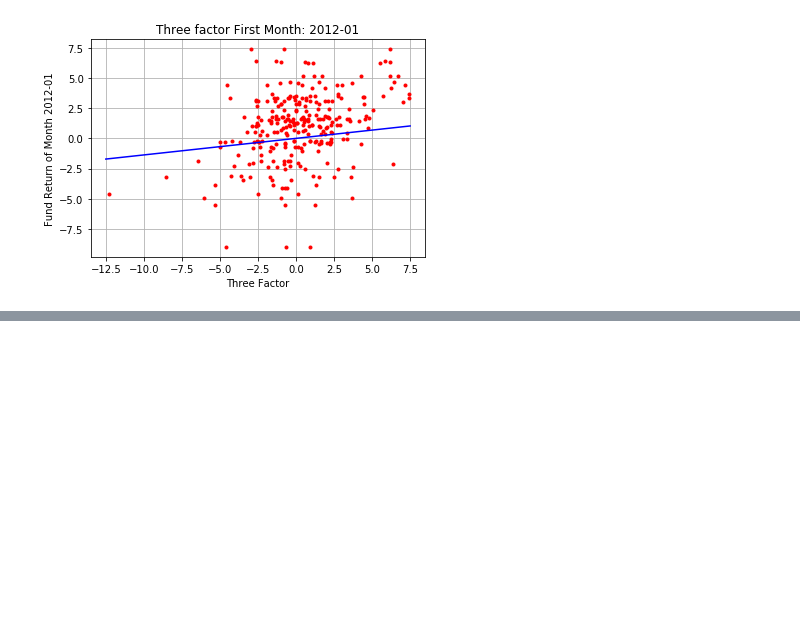
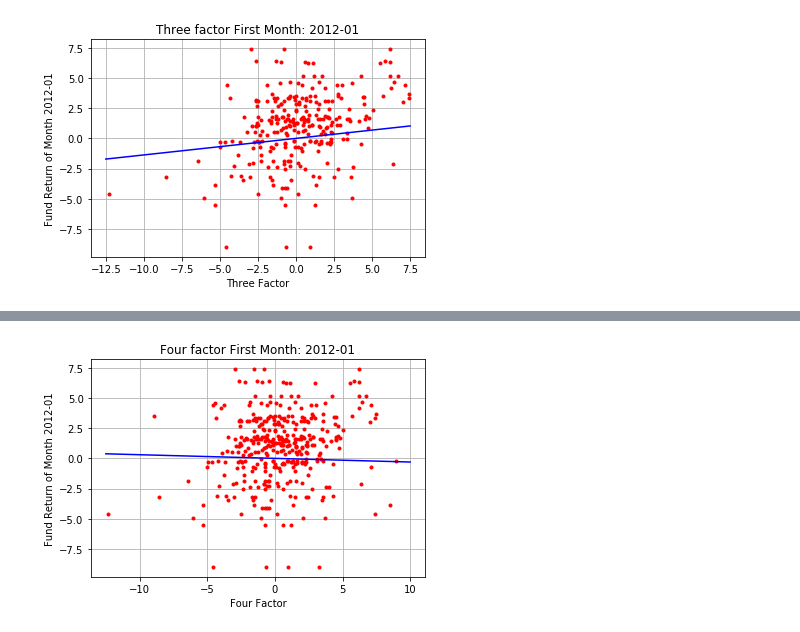
Before and after one commit to YuxuanSnow/BA_The-Impact-of-Portofolio, a Jupyter notebook: Regression1.ipynb, the cells around one changed output, grey strips where cells are left out. Cells and saved outputs as stored; diff of their text form; code cells hidden in the pictures; blank space fills up the shorter version.

```diff
--- a/Regression1.ipynb
+++ b/Regression1.ipynb
@@ -203,3 +221,48 @@ for i in range(0,3276):
     locals()['performance_three_factor'+str(i+1)] = []
     for j in range(0,92):
         locals()['performance_three_factor'+str(i+1)].append(locals()['predata_FundReturn_'+str(i+1)][j] - rf[j] - beta_value_three_factor[i][0]*lambda_value_three_factor[j][0] - beta_value_three_factor[i][1]*lambda_value_three_factor[j][1] - beta_value_three_factor[i][2]*lambda_value_three_factor[j][2])
+# %%
+#multiple variable regression on beta, mom inkulsiv
+four_factor = []
+beta_value_four_factor = []
+
+for i in range(0,92):
+    four_son = []
+    four_son.append(mkt_rf[i])
+    four_son.append(smb[i])
+    four_son.append(hml[i])
+    four_son.append(mom[i])
+    four_factor.append(four_son)
+
+#example for how to do the multivariate regression on beta
+
+f_it, r_it = remove_nan(four_factor, predata_FundReturn_1)
+
+reg = linear_model.LinearRegression()
+reg.fit(f_it, r_it)
+polynom5 = reg.coef_
+
+x5 = np.linspace(-12.5, 10, 92)
+y5 = [polynom5[0]*ix + polynom5[1]*ix + polynom5[2]*ix + polynom5[3]*ix for ix in x5]
+plt.cla()
+plt.plot(mkt_rf, predata_FundReturn_1, ".r")
+plt.plot(smb, predata_FundReturn_1, ".r")
+plt.plot(hml, predata_FundReturn_1, ".r")
+plt.plot(mom, predata_FundReturn_1, ".r")
+plt.plot(x5, y5, "-b")
+plt.grid(True)
+plt.title("Four factor First Month: 2012-01")
+plt.xlabel("Four Factor")
+plt.ylabel("Fund Return of Month 2012-01")
+plt.pause(.5)
+
+
+#Totoally 3276 beta value in the array
+for i in range(1,3277):
+    f_it, r_it = remove_nan(four_factor, locals()['predata_FundReturn_'+str(i)])
+    reg = linear_model.LinearRegression()
+    reg.fit(f_it, r_it)
+    regression_5 = reg.coef_
+    beta_value_four_factor.append(regression_5)
+# %% [output]
+[figure, added]
```
Also changed, not shown: parts of 10 cells of this notebook, 2 other files.
